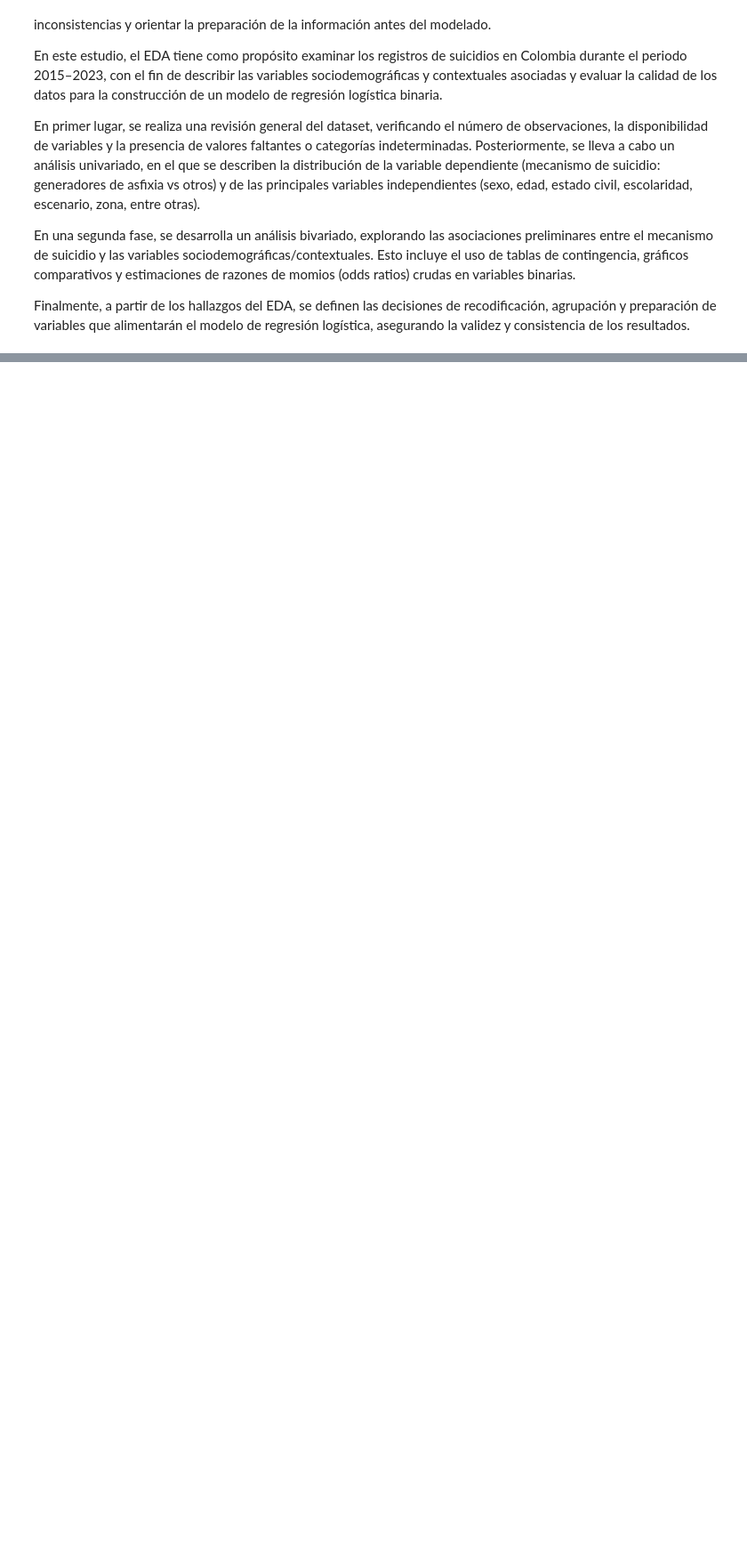
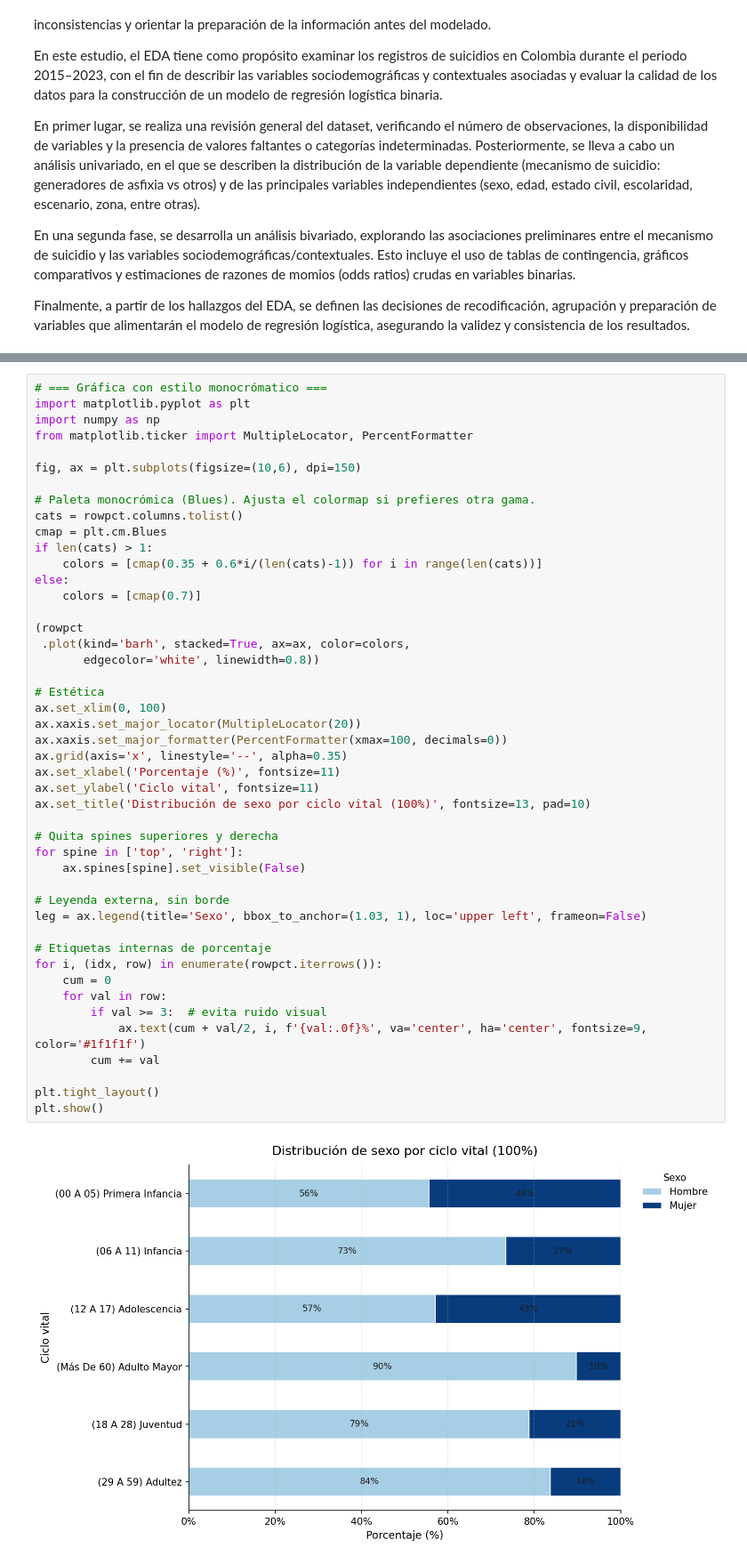
Before and after one commit to jthowinsson/Suicidio_Colombia, a Jupyter notebook: _sources/Eda.ipynb, the cells around one changed output, grey strips where cells are left out. Shown: that part at 89% size. Saved outputs shown, nothing was run; the diff lists cells and outputs as text; blank space fills up the shorter version.

```diff
--- a/_sources/Eda.ipynb
+++ b/_sources/Eda.ipynb
@@ -234,3 +294,51 @@ Name: count, dtype: int64
+# %%
+# === Gráfica con estilo monocrómatico ===
+import matplotlib.pyplot as plt
+import numpy as np
+from matplotlib.ticker import MultipleLocator, PercentFormatter
+
+fig, ax = plt.subplots(figsize=(10,6), dpi=150)
+
+# Paleta monocrómica (Blues). Ajusta el colormap si prefieres otra gama.
+cats = rowpct.columns.tolist()
+cmap = plt.cm.Blues
+if len(cats) > 1:
+    colors = [cmap(0.35 + 0.6*i/(len(cats)-1)) for i in range(len(cats))]
+else:
+    colors = [cmap(0.7)]
+
+(rowpct
+ .plot(kind='barh', stacked=True, ax=ax, color=colors,
+       edgecolor='white', linewidth=0.8))
+
+# Estética
+ax.set_xlim(0, 100)
+ax.xaxis.set_major_locator(MultipleLocator(20))
+ax.xaxis.set_major_formatter(PercentFormatter(xmax=100, decimals=0))
+ax.grid(axis='x', linestyle='--', alpha=0.35)
+ax.set_xlabel('Porcentaje (%)', fontsize=11)
+ax.set_ylabel('Ciclo vital', fontsize=11)
+ax.set_title('Distribución de sexo por ciclo vital (100%)', fontsize=13, pad=10)
+
+# Quita spines superiores y derecha
+for spine in ['top', 'right']:
+    ax.spines[spine].set_visible(False)
+
+# Leyenda externa, sin borde
+leg = ax.legend(title='Sexo', bbox_to_anchor=(1.03, 1), loc='upper left', frameon=False)
+
+# Etiquetas internas de porcentaje
+for i, (idx, row) in enumerate(rowpct.iterrows()):
+    cum = 0
+    for val in row:
+        if val >= 3:  # evita ruido visual
+            ax.text(cum + val/2, i, f'{val:.0f}%', va='center', ha='center', fontsize=9, color='#1f1f1f')
+        cum += val
+
+plt.tight_layout()
+plt.show()
+# %% [output]
+[figure, added]
 # %%
 import pandas as pd
 from sklearn.model_selection import train_test_split
```
Also changed, not shown: parts of 28 cells of this notebook, 19 other files.
